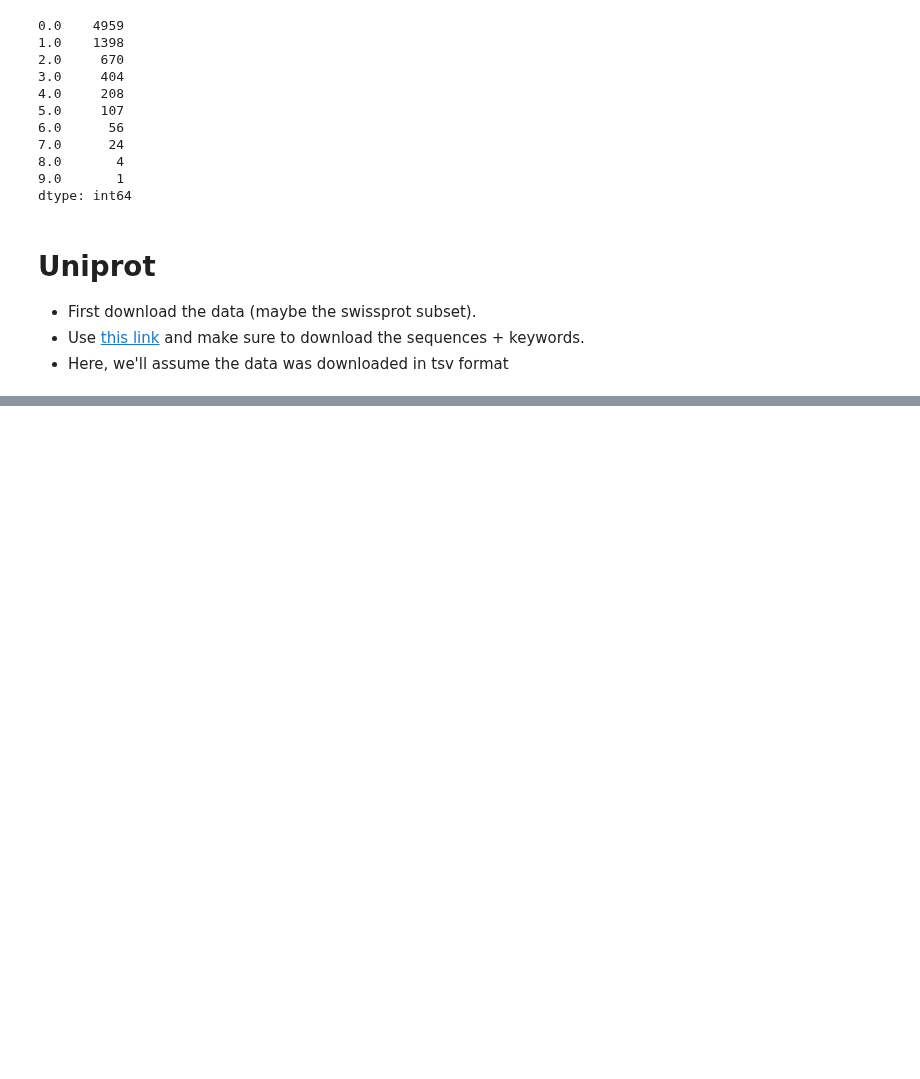
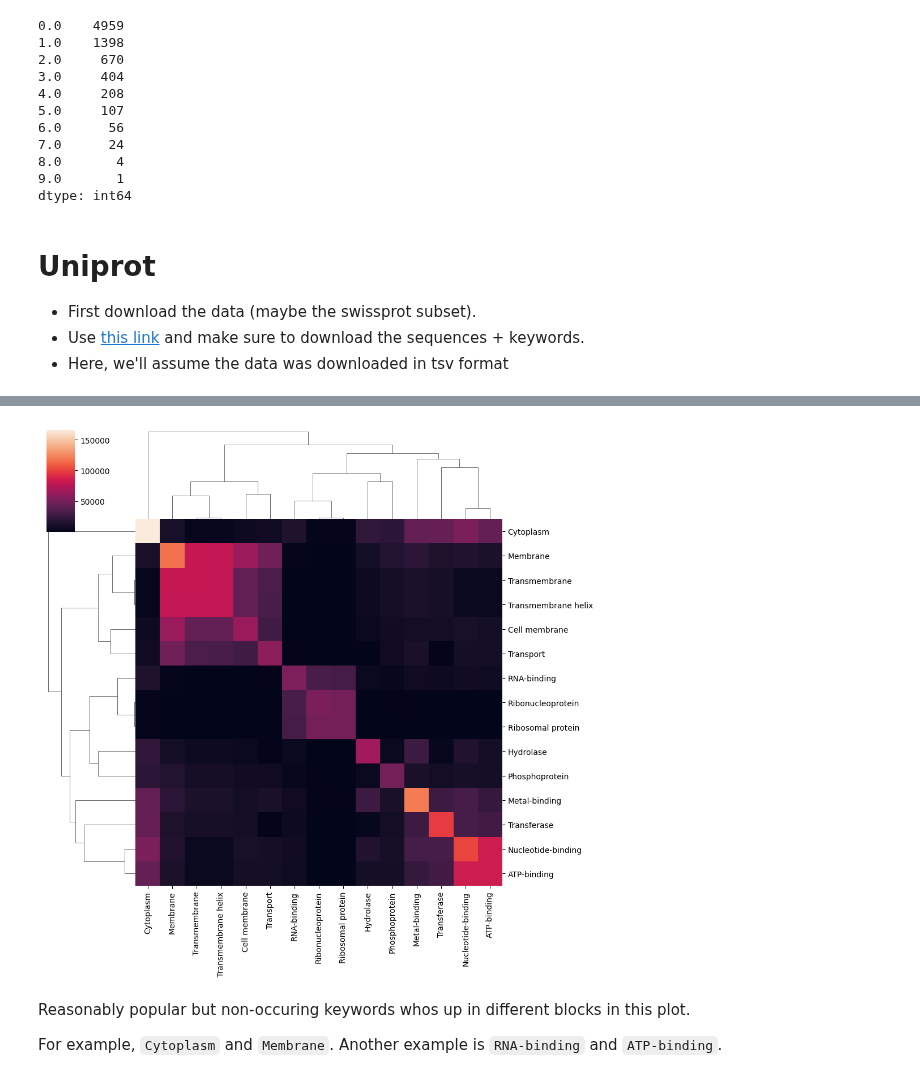
Before and after one commit to csinva/iprompt, a Jupyter notebook: iprompt/data_utils/galactica_preprocess.ipynb, the cells around one changed output, grey strips where cells are left out. Cells and saved outputs as stored; diff of their text form; code cells hidden in the pictures; blank space fills up the shorter version.

Commit message:
basic cytoplasm example working

```diff
--- a/iprompt/data_utils/galactica_preprocess.ipynb
+++ b/iprompt/data_utils/galactica_preprocess.ipynb
@@ -88,0 +101,12 @@ keywords = df['keywords'].str.split(';').str.strip().value_counts()
+# %%
+keywords = (
+    df['Keywords']
+    .str.split(';')  # convert concatenated keywords to list
+)
+# %%
+keyword_counts = (
+    keywords
+    .explode()  # repeat each keyword in the list as a row
+    .str.strip()
+    .value_counts()
+)
@@ -88,0 +128,2 @@ keywords = df['keywords'].str.split(';').str.strip().value_counts()
+# %%
+top_keywords = keyword_counts.head(16).index.tolist()[1:]
@@ -88,0 +148,17 @@ keywords = df['keywords'].str.split(';').str.strip().value_counts()
+# %%
+coocurrences = np.zeros((len(top_keywords), len(top_keywords)))
+for i, keyword1 in tqdm(enumerate(top_keywords)):
+    for j, keyword2 in enumerate(top_keywords):
+        coocurrences[i, j] = (
+            df['Keywords'].str.contains(keyword1)
+            & df['Keywords'].str.contains(keyword2)
+            ).sum()
+# %%
+sns.clustermap(coocurrences, annot=False, xticklabels=top_keywords, yticklabels=top_keywords)
+plt.show()
+# %% [output]
+[figure, added]
+# %% [markdown]
+Reasonably popular but non-occuring keywords whos up in different blocks in this plot.
+
+For example, `Cytoplasm` and `Membrane`. Another example is `RNA-binding` and `ATP-binding`.
```
Also changed, not shown: parts of 6 cells of this notebook, 4 other files.
